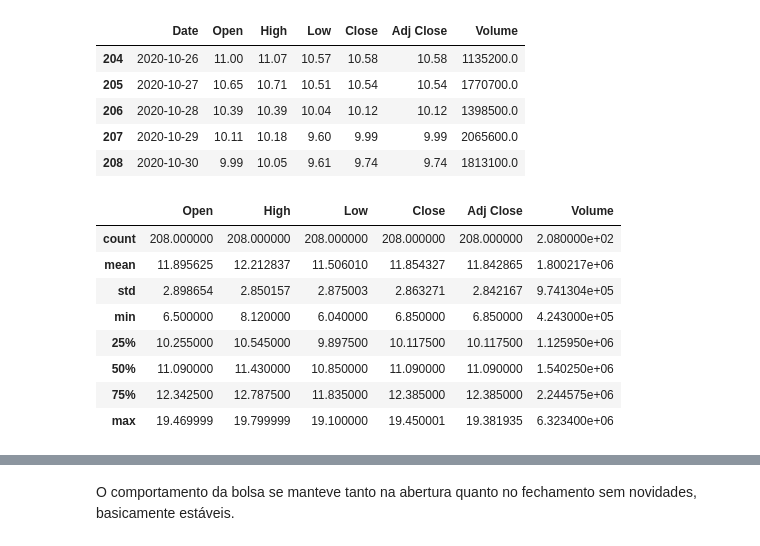
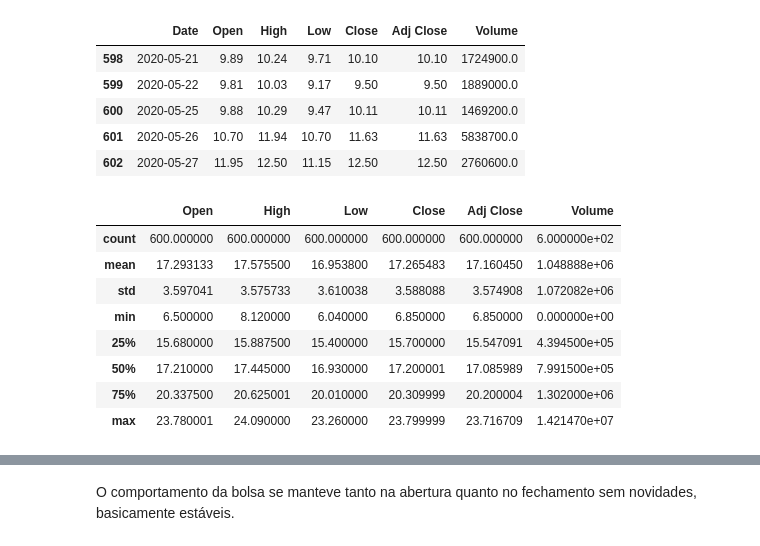
Before and after one commit to itimes-digital/deep-learning-estudo, a Jupyter notebook: prediction/stock_predict_bkbr3.ipynb, the cells around one changed output, grey strips where cells are left out. Cells and saved outputs as stored; diff of their text form; code cells hidden in the pictures.

```diff
--- a/prediction/stock_predict_bkbr3.ipynb
+++ b/prediction/stock_predict_bkbr3.ipynb
@@ -49,25 +49,25 @@ memory usage: 12.2+ KB
 # %%
 dataset = dataset.dropna()
 # %%
-dataset_previsor = dataset.iloc[0:208, 0:8]
+dataset_previsor = dataset.iloc[0:600, 0:8]
 dataset_previsor.tail()
 # %% [output]
 |  | Date | Open | High | Low | Close | Adj Close | Volume |
-| 204 | 2020-10-26 | 11.00 | 11.07 | 10.57 | 10.58 | 10.58 | 1135200.0 |
-| 205 | 2020-10-27 | 10.65 | 10.71 | 10.51 | 10.54 | 10.54 | 1770700.0 |
-| 206 | 2020-10-28 | 10.39 | 10.39 | 10.04 | 10.12 | 10.12 | 1398500.0 |
-| 207 | 2020-10-29 | 10.11 | 10.18 | 9.60 | 9.99 | 9.99 | 2065600.0 |
-| 208 | 2020-10-30 | 9.99 | 10.05 | 9.61 | 9.74 | 9.74 | 1813100.0 |
+| 598 | 2020-05-21 | 9.89 | 10.24 | 9.71 | 10.10 | 10.10 | 1724900.0 |
+| 599 | 2020-05-22 | 9.81 | 10.03 | 9.17 | 9.50 | 9.50 | 1889000.0 |
+| 600 | 2020-05-25 | 9.88 | 10.29 | 9.47 | 10.11 | 10.11 | 1469200.0 |
+| 601 | 2020-05-26 | 10.70 | 11.94 | 10.70 | 11.63 | 11.63 | 5838700.0 |
+| 602 | 2020-05-27 | 11.95 | 12.50 | 11.15 | 12.50 | 12.50 | 2760600.0 |
 # %%
 dataset_previsor.describe()
 # %% [output]
 |  | Open | High | Low | Close | Adj Close | Volume |
-| count | 208.000000 | 208.000000 | 208.000000 | 208.000000 | 208.000000 | 2.080000e+02 |
-| mean | 11.895625 | 12.212837 | 11.506010 | 11.854327 | 11.842865 | 1.800217e+06 |
-| std | 2.898654 | 2.850157 | 2.875003 | 2.863271 | 2.842167 | 9.741304e+05 |
-| min | 6.500000 | 8.120000 | 6.040000 | 6.850000 | 6.850000 | 4.243000e+05 |
-| 25% | 10.255000 | 10.545000 | 9.897500 | 10.117500 | 10.117500 | 1.125950e+06 |
-| 50% | 11.090000 | 11.430000 | 10.850000 | 11.090000 | 11.090000 | 1.540250e+06 |
-| 75% | 12.342500 | 12.787500 | 11.835000 | 12.385000 | 12.385000 | 2.244575e+06 |
-| max | 19.469999 | 19.799999 | 19.100000 | 19.450001 | 19.381935 | 6.323400e+06 |
+| count | 600.000000 | 600.000000 | 600.000000 | 600.000000 | 600.000000 | 6.000000e+02 |
+| mean | 17.293133 | 17.575500 | 16.953800 | 17.265483 | 17.160450 | 1.048888e+06 |
+| std | 3.597041 | 3.575733 | 3.610038 | 3.588088 | 3.574908 | 1.072082e+06 |
+| min | 6.500000 | 8.120000 | 6.040000 | 6.850000 | 6.850000 | 0.000000e+00 |
+| 25% | 15.680000 | 15.887500 | 15.400000 | 15.700000 | 15.547091 | 4.394500e+05 |
+| 50% | 17.210000 | 17.445000 | 16.930000 | 17.200001 | 17.085989 | 7.991500e+05 |
+| 75% | 20.337500 | 20.625001 | 20.010000 | 20.309999 | 20.200004 | 1.302000e+06 |
+| max | 23.780001 | 24.090000 | 23.260000 | 23.799999 | 23.716709 | 1.421470e+07 |
 # %%
```
Also changed, not shown: parts of 36 cells of this notebook.
